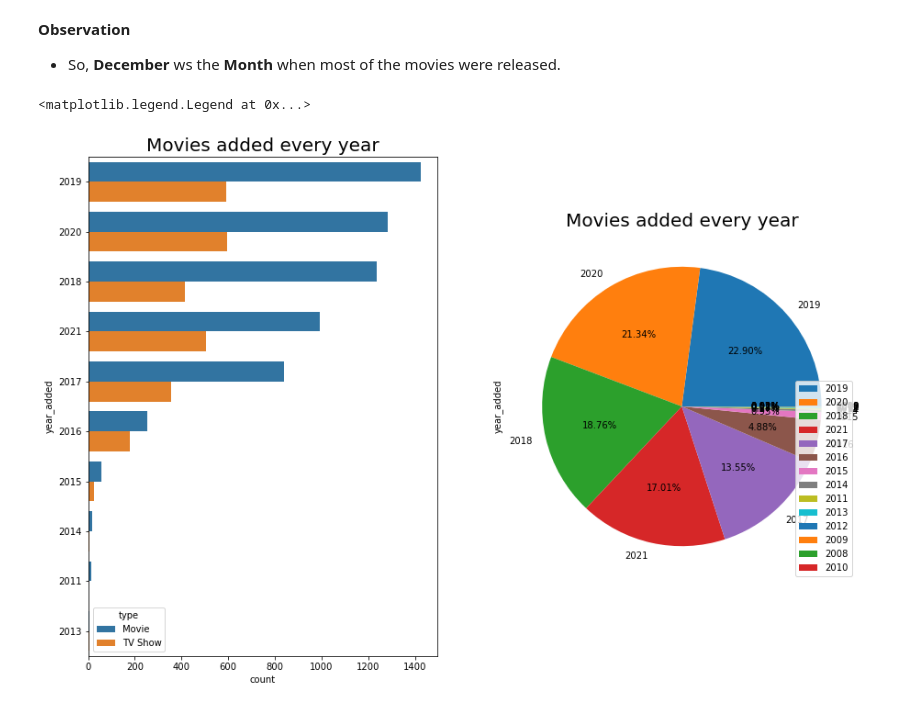
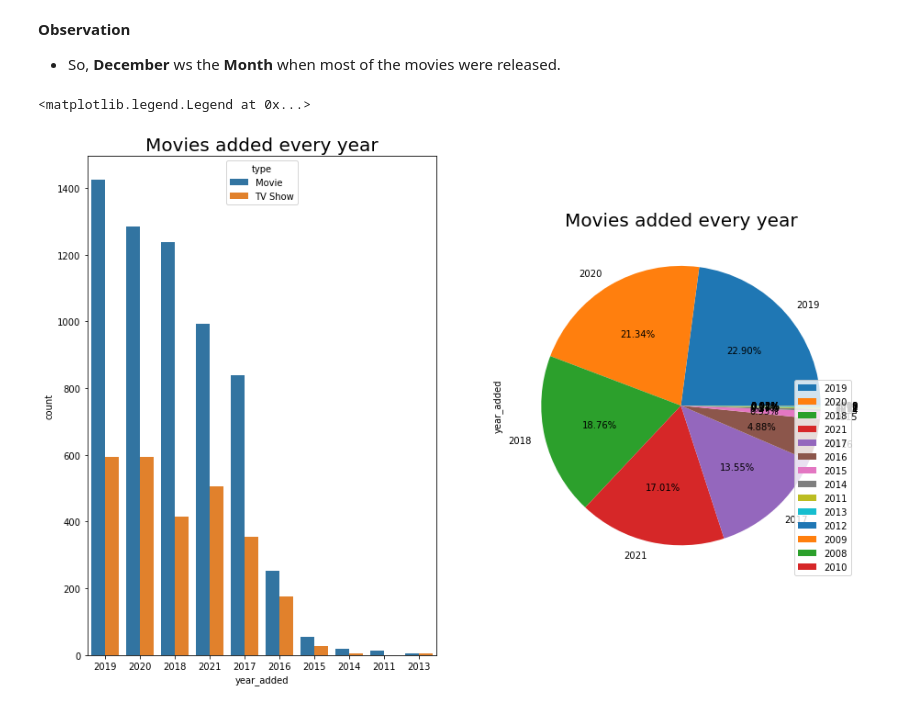
Before and after one commit to Sialsanwal/CodeClause-Movie-Analysis, a Jupyter notebook: Movie Analysis.ipynb, the cells around one changed output. Saved outputs shown, nothing was run; the diff lists cells and outputs as text; code cells hidden in the pictures.

```diff
--- a/Movie Analysis.ipynb
+++ b/Movie Analysis.ipynb
@@ -176,17 +184,13 @@ plt.legend(loc=4)
 - So, **December** ws the **Month** when most of the movies were released.
 # %%
 plt.figure(figsize=(15,10))
-
 plt.subplot(1,2,1)
-
-sns.countplot(data=df,y=df.year_added,order=df.year_added.value_counts().index[0:10],hue='type')
+sns.countplot(data=df,x=df.year_added,order=df.year_added.value_counts().index[0:10],hue='type')
 plt.title("Movies added every year",fontsize=20)
 plt.subplot(1,2,2)
 df.year_added.value_counts().plot(kind='pie',autopct="%1.2f%%")
 plt.title("Movies added every year",fontsize=20)
-
-
 plt.legend(loc=4)
 # %% [output]
 <matplotlib.legend.Legend at 0x...>
-[figure, old version]
+[figure, new version]
```
Also changed, not shown: parts of 5 cells of this notebook.
